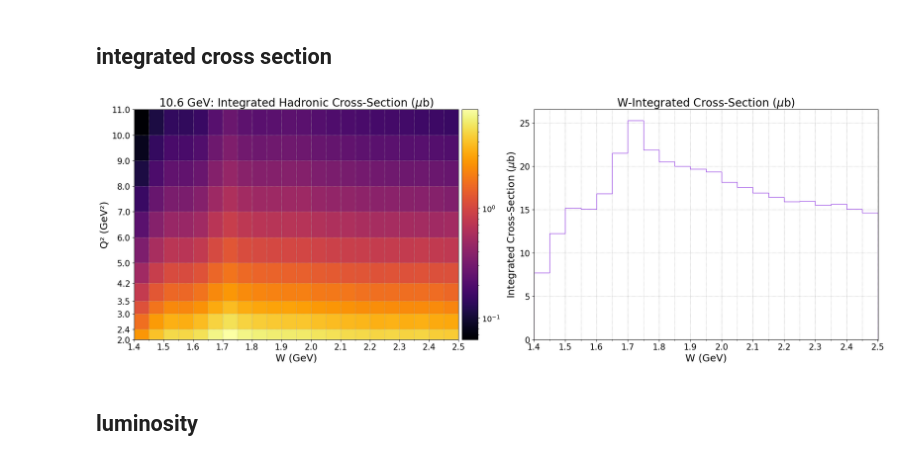
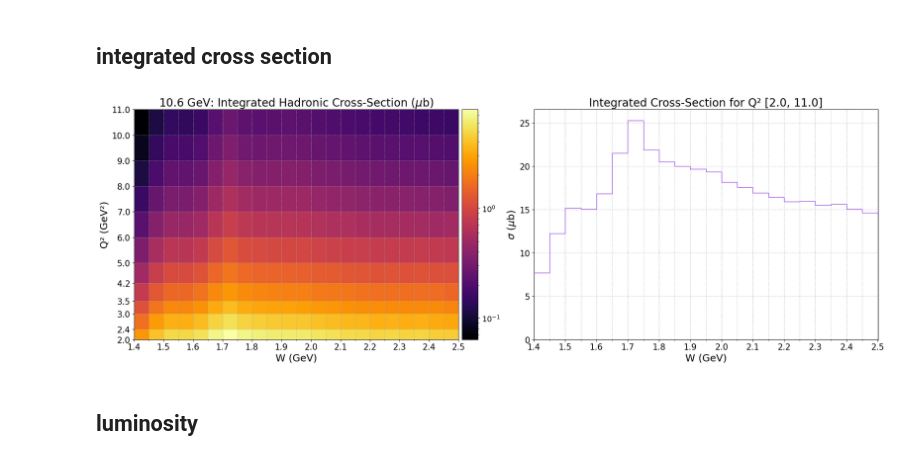
Before and after one commit to aosmond98/clas12, a Jupyter notebook: python/10_6GeV_acceptance_etc.ipynb, the cells around one changed output. Cells and saved outputs as stored; diff of their text form; code cells hidden in the pictures.

```diff
--- a/python/10_6GeV_acceptance_etc.ipynb
+++ b/python/10_6GeV_acceptance_etc.ipynb
@@ -408,33 +411,33 @@ hist = ax.hist2d(hist_10_6_gev_sim.w_val.to_numpy(), hist_10_6_gev_sim.q2_val.to
 ax.set_title('10.6 GeV: Integrated Hadronic Cross-Section ($\mu$b)', fontsize=20)
 ax.set_xlabel('W (GeV)', fontsize=18)
 ax.set_ylabel('Q² (GeV²)', fontsize=18)
 ax.set_xticks(major_xticks)
 ax.set_xticks(bin_x, minor=True)
 ax.set_yticks(bin_y)
 ax.grid(which='both', linestyle=':')
 ax.tick_params(axis='both', which='major', labelsize=15)
 
 # Add colorbar
 divider = make_axes_locatable(ax)
 cax = divider.append_axes("right", size="5%", pad=0.09)
 cbar = plt.colorbar(hist[3], cax=cax)
 cbar.ax.tick_params(labelsize=14)
 
 # ----------- RIGHT: W-projected cross section
 ax = axes[1]
 ax.hist(hist_10_6_gev_sim.w_val.to_numpy(), range=(1.4, 2.5), bins=bin_x, weights=hist_10_6_gev_sim.cs_scaled, histtype='step', alpha=0.9, color='blueviolet')
 
 ax.set_xlim(bin_x[0], bin_x[-1])  # <<< Force axis to match your bin range
 
-ax.set_title('W-Integrated Cross-Section ($\mu$b)', fontsize=20)
+ax.set_title('Integrated Cross-Section for Q² [2.0, 11.0]', fontsize=20)
 ax.set_xlabel('W (GeV)', fontsize=18)
-ax.set_ylabel('Integrated Cross-Section ($\mu$b)', fontsize=18)
+ax.set_ylabel('$\sigma$ ($\mu$b)', fontsize=18)
 ax.set_xticks(major_xticks)
 ax.set_xticks(bin_x, minor=True)
 ax.grid(which='both', linestyle=':')
 ax.tick_params(axis='both', which='major', labelsize=15)
 
 plt.tight_layout()
 plt.show()
 # %% [output]
-[figure, old version]
+[figure, new version]
```
Also changed, not shown: parts of 3 cells of this notebook.
